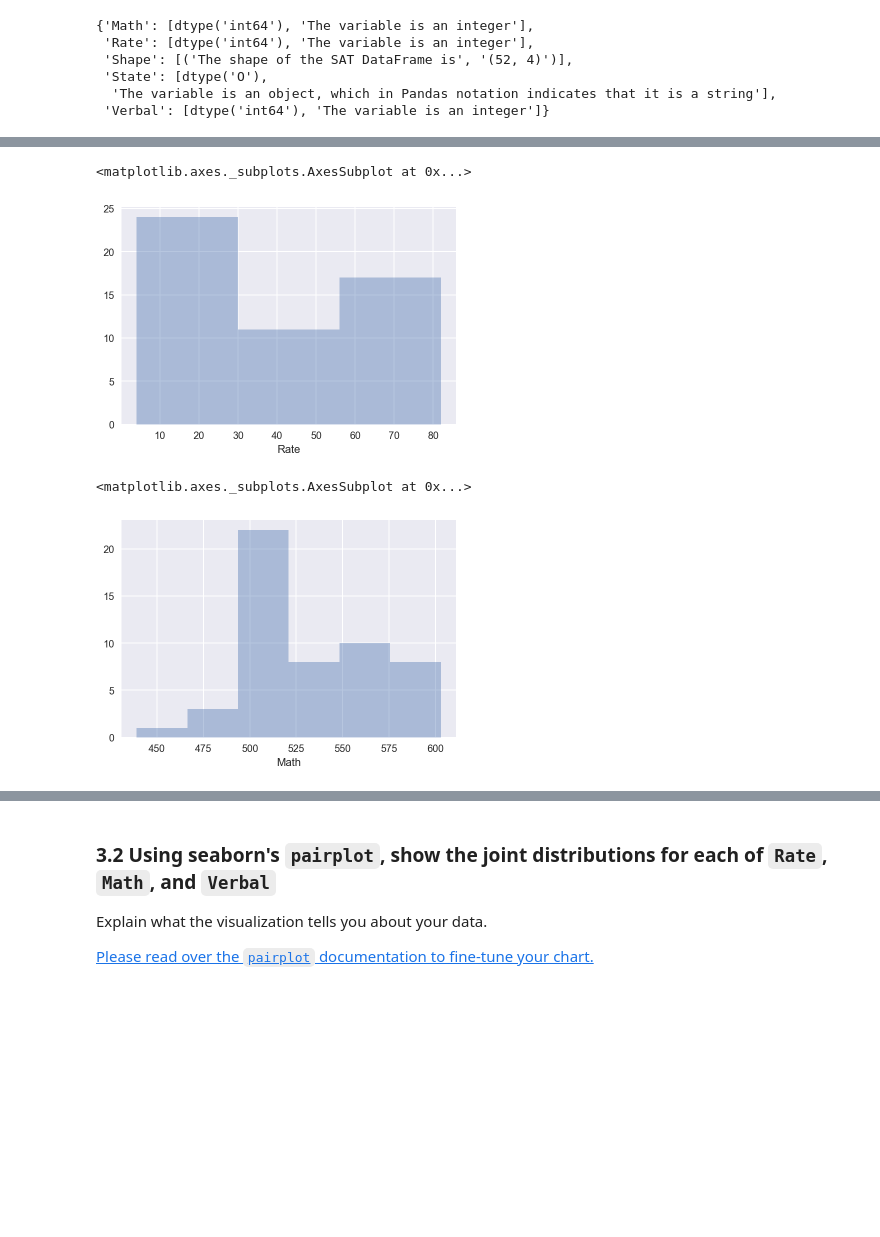
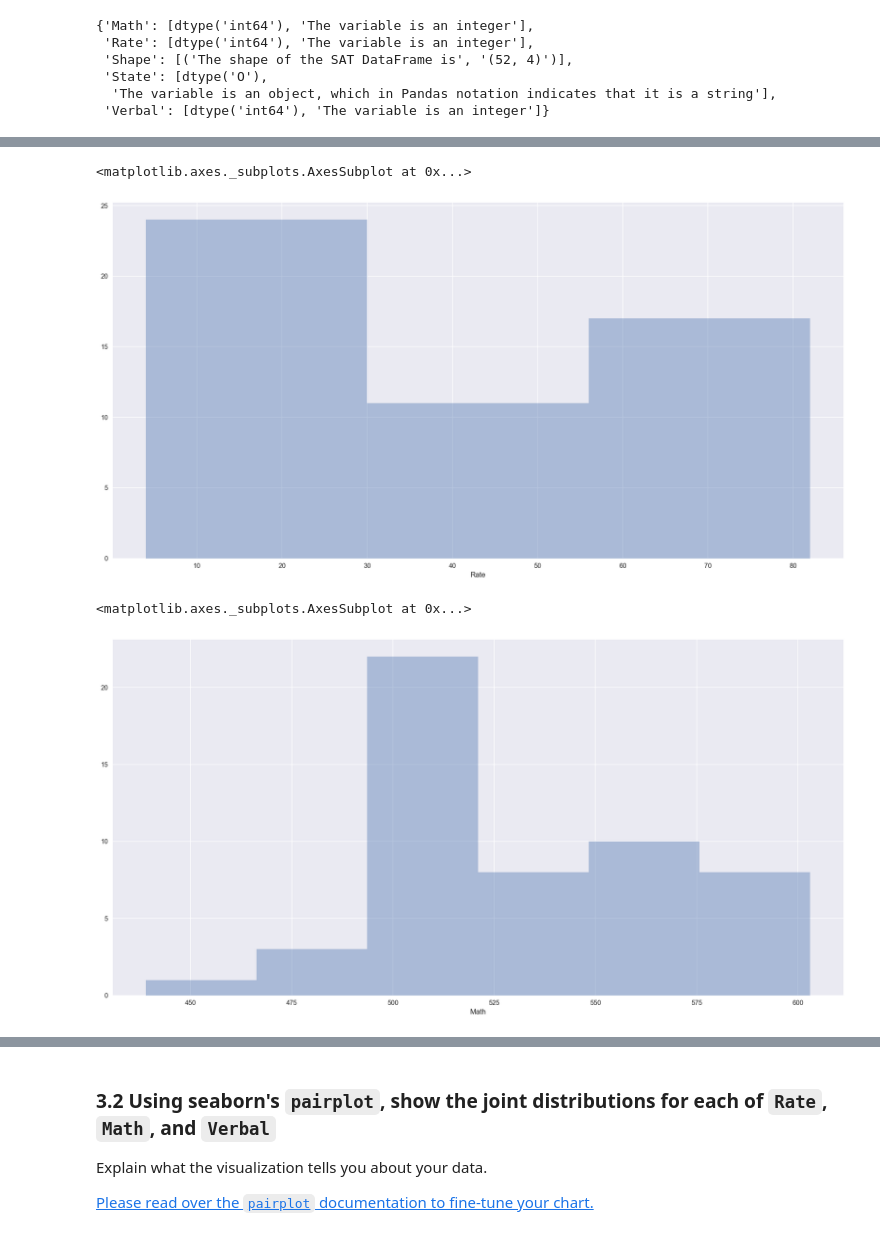
Before and after one commit to guangyic/project2, a Jupyter notebook: CHUA_Guangyi_Project2.ipynb, the cells around one changed output, grey strips where cells are left out. Saved outputs shown, nothing was run; the diff lists cells and outputs as text; code cells hidden in the pictures; blank space fills up the shorter version.

```diff
--- a/CHUA_Guangyi_Project2.ipynb
+++ b/CHUA_Guangyi_Project2.ipynb
@@ -247,15 +248,17 @@ Set the keyword argument `kde=False`. This way you can actually see the counts w
 [Please read over the `distplot` documentation to learn about the arguments and fine-tune your chart if you want.](https://stanford.edu/~mwaskom/software/seaborn/generated/seaborn.distplot.html#seaborn.distplot)
 # %%
 sns.set()
+fig, ax = plt.subplots(figsize=(20,10))
 sns.distplot(sat_df2.Rate, kde=False, hist=True)
 # %% [output]
 <matplotlib.axes._subplots.AxesSubplot at 0x...>
-[figure, old version]
+[figure, new version]
 # %%
 sns.set()
+fig, ax = plt.subplots(figsize=(20,10))
 sns.distplot(sat_df2.Math, kde=False, hist=True)
 # %% [output]
 <matplotlib.axes._subplots.AxesSubplot at 0x...>
-[figure, old version]
+[figure, new version]
 # %%
 sns.set()
```
Also changed, not shown: parts of 8 cells of this notebook.
